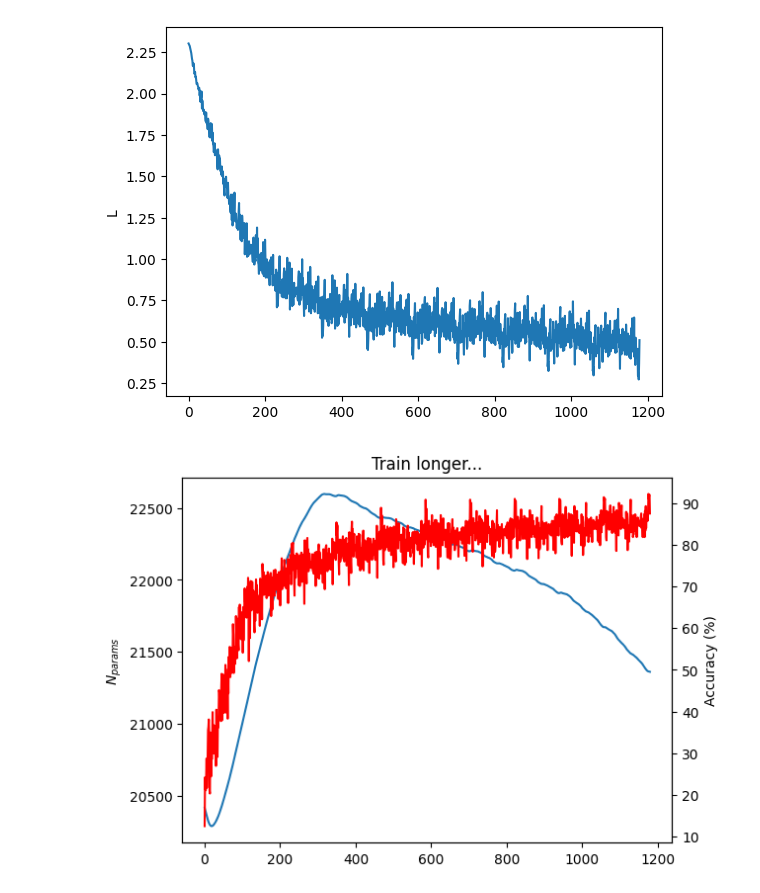
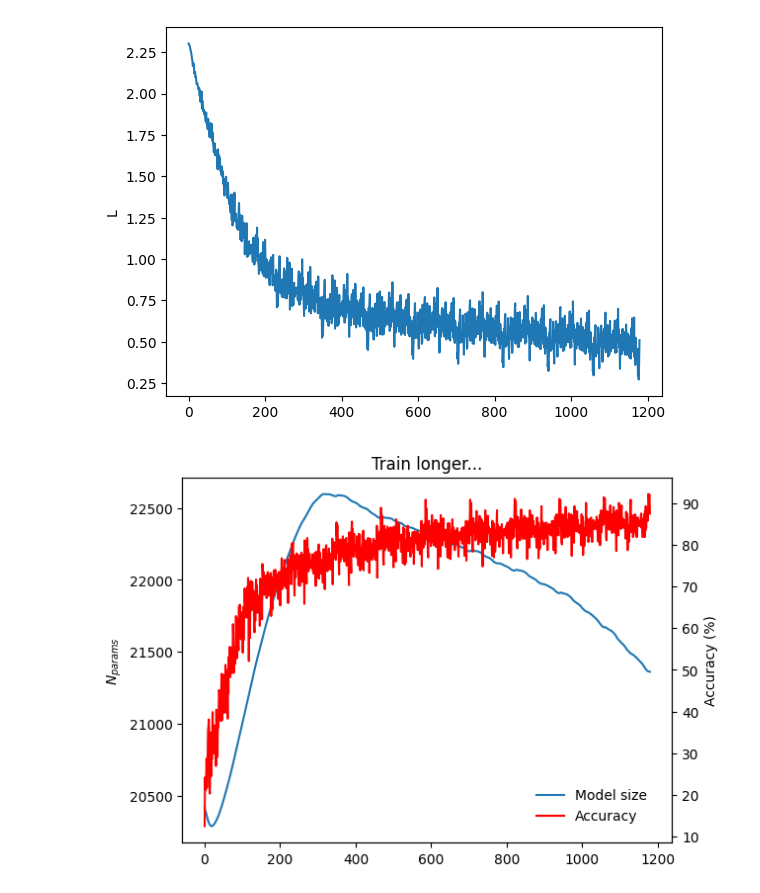
Before and after one commit to homerjed/self_compressing_neural_networks, a Jupyter notebook: self_compress.ipynb, the cells around one changed output. Cells and saved outputs as stored; diff of their text form; code cells hidden in the pictures.

Commit message:
label fig

```diff
--- a/self_compress.ipynb
+++ b/self_compress.ipynb
@@ -308,15 +308,16 @@ plt.show()
 # %%
 q = [m["Q"] * weight_count / 8 for m in all_metrics]
 accuracy = [100. * m["accuracy"] for m in all_metrics]
 
-plt.figure()
+fig = plt.figure()
 plt.title("Train longer...")
-plt.plot(q)
+plt.plot(q, label="Model size")
 plt.ylabel(r"$N_{params}$")
 plt.twinx()
-plt.plot(accuracy, color="red")
+plt.plot(accuracy, color="red", label="Accuracy")
 plt.ylabel("Accuracy (%)")
+fig.legend(frameon=False, loc="upper right", bbox_to_anchor=(0.88, 0.25))
 plt.savefig("figs/accuracy_and_model_size.png")
 plt.show()
 # %% [output]
-[figure, old version]
+[figure, new version]
```
Also changed, not shown: 1 other file.
